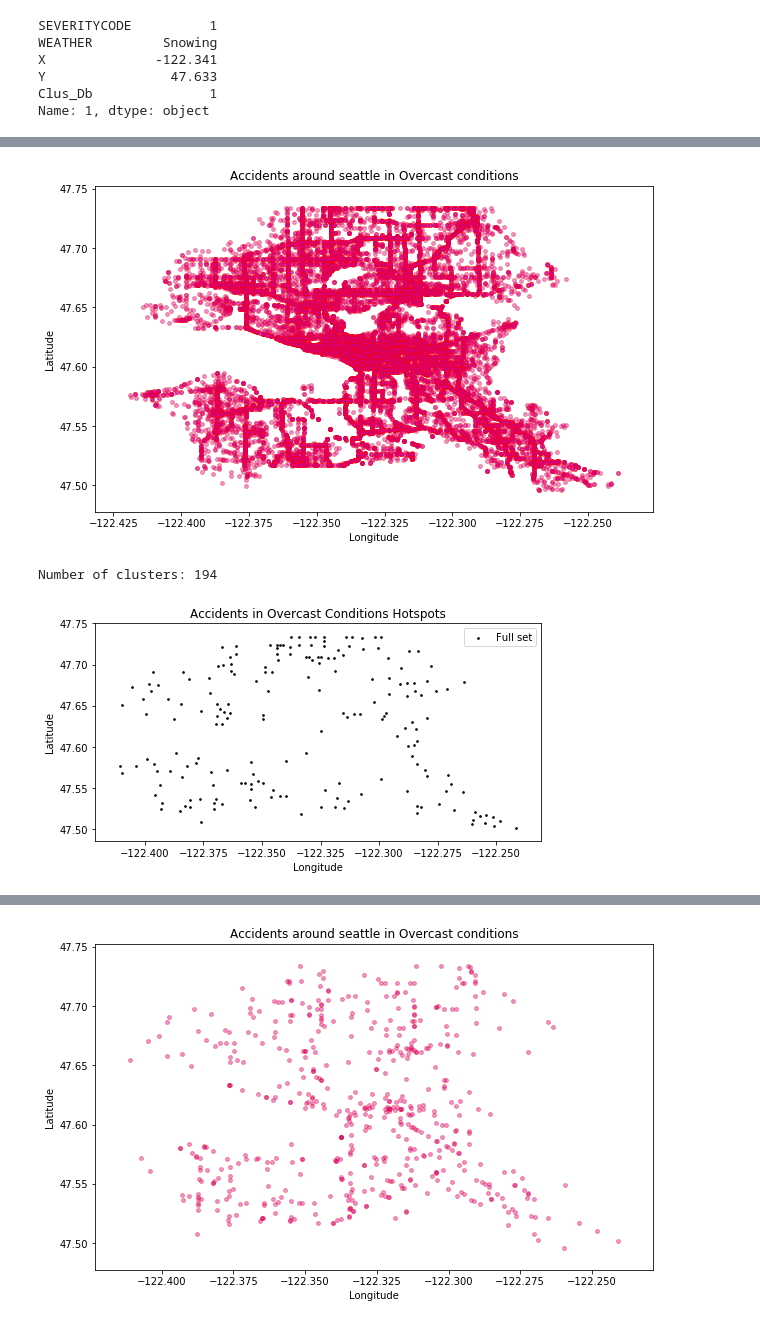
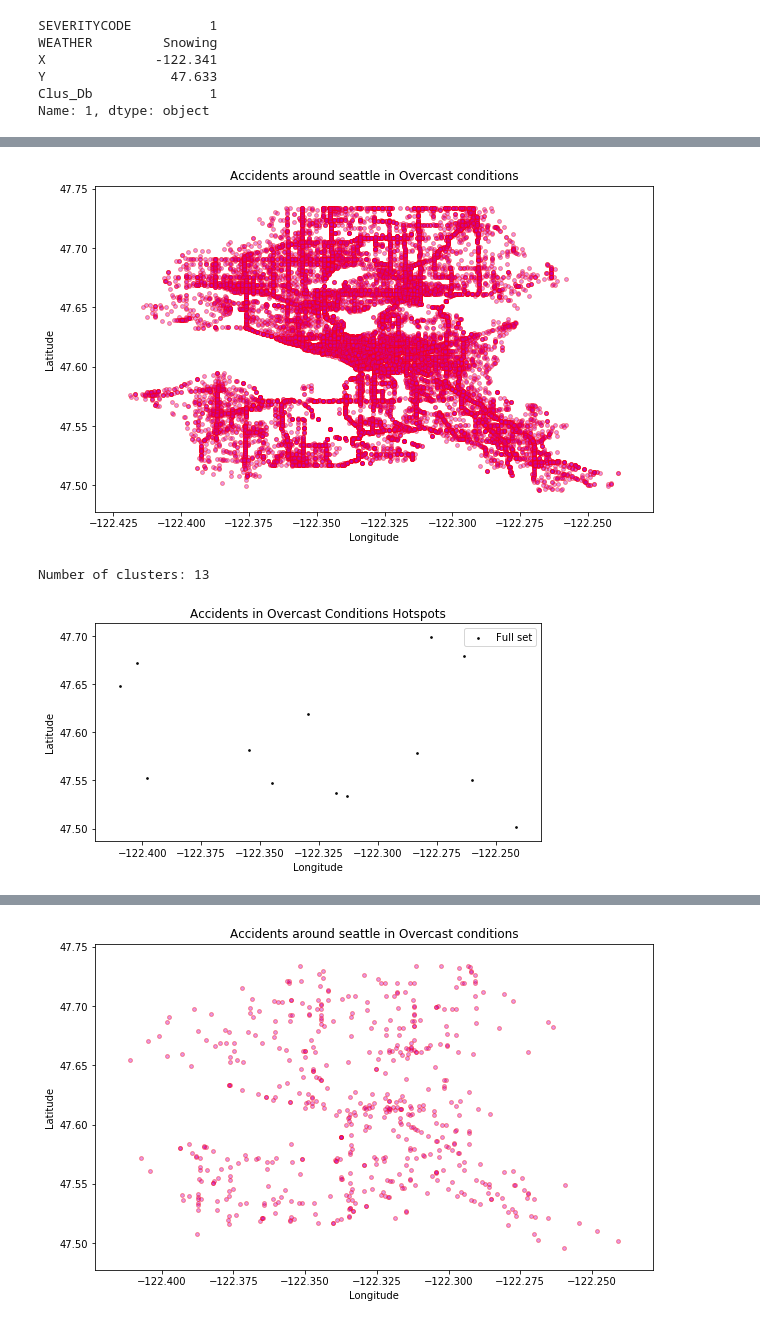
Before and after one commit to RKennon/CourseraAppliedDataScienceCapstone, a Jupyter notebook: Week2.ipynb, the cells around one changed output, grey strips where cells are left out. Saved outputs shown, nothing was run; the diff lists cells and outputs as text; code cells hidden in the pictures.

```diff
--- a/Week2.ipynb
+++ b/Week2.ipynb
@@ -311,12 +311,12 @@ import folium
 snowM = folium.Map(location=[47.625,-122.34], zoom_start=10)###, tiles="Mapbox Bright"
 
 # # Add marker one by one on the map
-for i in range(0,len(df)):
+for i in range(1,len(df)):
    folium.CircleMarker(
       location=[df.iloc[i]['Y'], df.iloc[i]['X']],
       popup=df.iloc[i]['Clus_Db'],
 #       radius=data.iloc[i]['value']*10000,
-      radius= 10.0,
+      radius= 5.0,
       color='red',
       fill=True,
       fill_color='red'
@@ -337,7 +337,7 @@ Clus_dataSet = StandardScaler().fit_transform(Clus_dataSet)
 
 
 # # Compute DBSCAN
-db = DBSCAN(eps=5/6371., min_samples=5, algorithm='ball_tree', metric='haversine').fit(np.radians(Clus_dataSet))
+db = DBSCAN(eps=10/6371., min_samples=5, algorithm='ball_tree', metric='haversine').fit(np.radians(Clus_dataSet))
 core_samples_mask = np.zeros_like(db.labels_, dtype=bool)
 core_samples_mask[db.core_sample_indices_] = True
 labels = db.labels_
@@ -386,7 +386,7 @@ plt.pyplot.show()
 clearM = folium.Map(location=[47.625,-122.34], zoom_start=10)###, tiles="Mapbox Bright"
 
 # # Add marker one by one on the map
-for i in range(0,len(df)):
+for i in range(1,len(df)):
    folium.CircleMarker(
       location=[df.iloc[i]['Y'], df.iloc[i]['X']],
       popup=df.iloc[i]['Clus_Db'],
@@ -413,7 +413,7 @@ Clus_dataSet = StandardScaler().fit_transform(Clus_dataSet)
 
 
 # # Compute DBSCAN
-db = DBSCAN(eps=5/6371., min_samples=5, algorithm='ball_tree', metric='haversine').fit(np.radians(Clus_dataSet))
+db = DBSCAN(eps=10/6371., min_samples=5, algorithm='ball_tree', metric='haversine').fit(np.radians(Clus_dataSet))
 core_samples_mask = np.zeros_like(db.labels_, dtype=bool)
 core_samples_mask[db.core_sample_indices_] = True
 labels = db.labels_
@@ -489,7 +489,7 @@ Clus_dataSet = np.nan_to_num(Clus_dataSet)
 Clus_dataSet = StandardScaler().fit_transform(Clus_dataSet)
 
 # # Compute DBSCAN
-db = DBSCAN(eps=5/6371., min_samples=5, algorithm='ball_tree', metric='haversine').fit(np.radians(Clus_dataSet))
+db = DBSCAN(eps=10/6371., min_samples=5, algorithm='ball_tree', metric='haversine').fit(np.radians(Clus_dataSet))
 core_samples_mask = np.zeros_like(db.labels_, dtype=bool)
 core_samples_mask[db.core_sample_indices_] = True
 labels = db.labels_
@@ -526,36 +526,36 @@ rep_points.tail()
 
 
 df = rep_points.apply(lambda row: dfo[(dfo['Y']==row['lat']) & (dfo['X']==row['lon'])].iloc[0], axis=1)
 
 fig, ax = plt.pyplot.subplots(figsize=[8, 4])
 df_scatter = ax.scatter(df['X'], df['Y'], c='k', alpha=0.9, s=3)
 ax.set_title('Accidents in Overcast Conditions Hotspots')
 ax.set_xlabel('Longitude')
 ax.set_ylabel('Latitude')
 ax.legend([df_scatter], ['Full set'], loc='upper right')
 plt.pyplot.show()
 
 
 # Make an empty map
 overM = folium.Map(location=[47.625,-122.34], zoom_start=10)###, tiles="Mapbox Bright"
 
 # # Add marker one by one on the map
-for i in range(0,len(df)):
+for i in range(1,len(df)):
    folium.CircleMarker(
       location=[df.iloc[i]['Y'], df.iloc[i]['X']],
       popup=df.iloc[i]['Clus_Db'],
       radius= 5.0, #make this varible with the amount of samples in the cluster
       color='purple',
       fill=True,
       fill_color='purple'
    ).add_to(overM)
 
 
 overM
 # %% [output]
 [figure]
-Number of clusters: 194
+Number of clusters: 13
-[figure, old version]
+[figure, new version]
 [interactive output not drawn]
 # %%
 ###################Fog/smog/smoke conditions data processing
```
Also changed, not shown: parts of 4 cells of this notebook.
